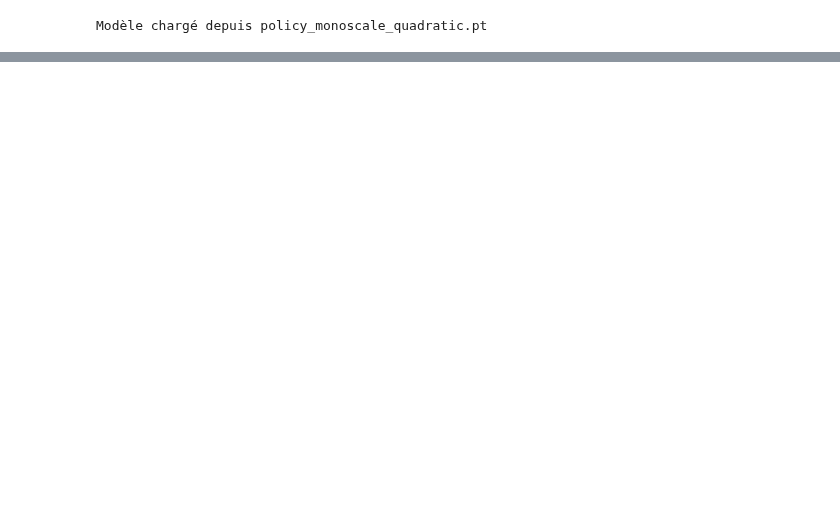
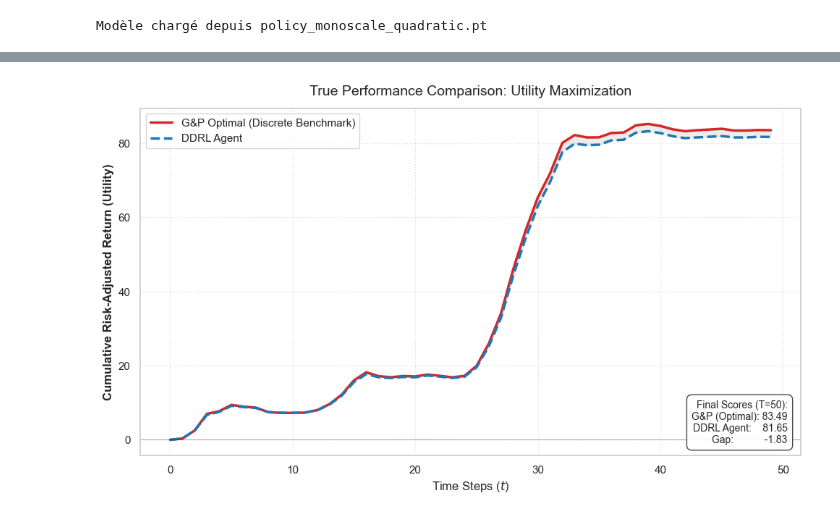
Before and after one commit to rayanmellouk/Research-project, a Jupyter notebook: DDRL/simulation_ddrl.ipynb, the cells around one changed output, grey strips where cells are left out. Saved outputs shown, nothing was run; the diff lists cells and outputs as text; code cells hidden in the pictures; blank space fills up the shorter version.

```diff
--- a/DDRL/simulation_ddrl.ipynb
+++ b/DDRL/simulation_ddrl.ipynb
@@ -134,0 +1026,86 @@ plt.show()
+# %%
+# === Plot Final : Comparaison de l'Utilité Cumulée (Risk-Adjusted) ===
+
+import matplotlib.pyplot as plt
+import numpy as np
+
+# 1. Calcul des Utilités Instantanées (Reward réel optimisé)
+# Utility = (Gain Espéré) - (Coûts Transaction) - (Pénalité Risque)
+# U_t = (x_t * f_t) - (lambda/2 * (Delta x_t)^2) - (gamma/2 * x_t^2 * sigma^2)
+
+# Préparation des Delta x (variations de position)
+x_prev_gp = np.concatenate(([0], x_gp[:-1]))
+x_prev_ddrl = np.concatenate(([0], x_ddrl[:-1]))
+
+delta_x_gp = x_gp - x_prev_gp
+delta_x_ddrl = x_ddrl - x_prev_ddrl
+
+# Calcul terme à terme
+# a. Gain Espéré (Gross Return)
+gain_gp = x_gp * f_t_series
+gain_ddrl = x_ddrl * f_t_series
+
+# b. Coûts de Transaction
+cost_gp = 0.5 * LAMBDA * (delta_x_gp ** 2)
+cost_ddrl = 0.5 * LAMBDA * (delta_x_ddrl ** 2)
+
+# c. Pénalité de Risque (Risk Aversion)
+# Note: sigma_sq est la variance du bruit de marché (eta_alpha^2)
+risk_gp = 0.5 * GAMMA * (x_gp ** 2) * SIGMA_SQ
+risk_ddrl = 0.5 * GAMMA * (x_ddrl ** 2) * SIGMA_SQ
+
+# Somme = Utilité Nette
+utility_gp = gain_gp - cost_gp - risk_gp
+utility_ddrl = gain_ddrl - cost_ddrl - risk_ddrl
+
+# 2. Cumul (Wealth / Total Score)
+cum_utility_gp = np.cumsum(utility_gp)
+cum_utility_ddrl = np.cumsum(utility_ddrl)
+
+# 3. Création du Graphique
+plt.figure(figsize=(10, 6))
+
+# Tracé des courbes
+plt.plot(time_steps, cum_utility_gp, color='#d62728', linewidth=2.5, label='G&P Optimal (Discrete Benchmark)')
+plt.plot(time_steps, cum_utility_ddrl, color='#1f77b4', linestyle='--', linewidth=2.5, label='DDRL Agent')
+
+# Remplissage de la zone de différence
+plt.fill_between(time_steps, cum_utility_gp, cum_utility_ddrl, color='gray', alpha=0.15)
+
+# Lignes de grille et zéro
+plt.axhline(0, color='black', linewidth=0.8, alpha=0.3)
+plt.grid(True, linestyle=':', alpha=0.6)
+
+# Labels et Titres
+plt.xlabel('Time Steps ($t$)', fontsize=12)
+plt.ylabel('Cumulative Risk-Adjusted Return (Utility)', fontsize=12, fontweight='bold')
+plt.title('True Performance Comparison: Utility Maximization', fontsize=14, y=1.02)
+
+# Légende
+plt.legend(loc='upper left', frameon=True, fontsize=11)
+
+# Affichage des scores finaux dans le plot
+final_score_gp = cum_utility_gp[-1]
+final_score_ddrl = cum_utility_ddrl[-1]
+score_text = (
+    f"Final Scores (T={len(time_steps)}):\n"
+    f"G&P (Optimal): {final_score_gp:.2f}\n"
+    f"DDRL Agent:    {final_score_ddrl:.2f}\n"
+    f"Gap:           {final_score_ddrl - final_score_gp:+.2f}"
+)
+plt.gca().text(0.98, 0.03, score_text, transform=plt.gca().transAxes, fontsize=10,
+               verticalalignment='bottom', horizontalalignment='right',
+               bbox=dict(boxstyle="round,pad=0.5", facecolor='white', alpha=0.9, edgecolor='#333'))
+
+plt.tight_layout()
+plt.show()
+
+# 4. Diagnostic Textuel
+if final_score_ddrl > final_score_gp:
+    print("⚠️ ALERT: DDRL beats Theoretical Optimal.")
+    print("Causes possibles : 1) Overfitting sur ce scénario spécifique (chance). 2) Horizon fini exploité par DDRL (il vide son portfolio à la fin).")
+else:
+    print("✅ VALID: G&P est bien la borne supérieure (ou égal).")
+    print("Le DDRL a bien convergé vers la solution optimale.")
+# %% [output]
+[figure, added]
```
Also changed, not shown: parts of 12 cells of this notebook.
